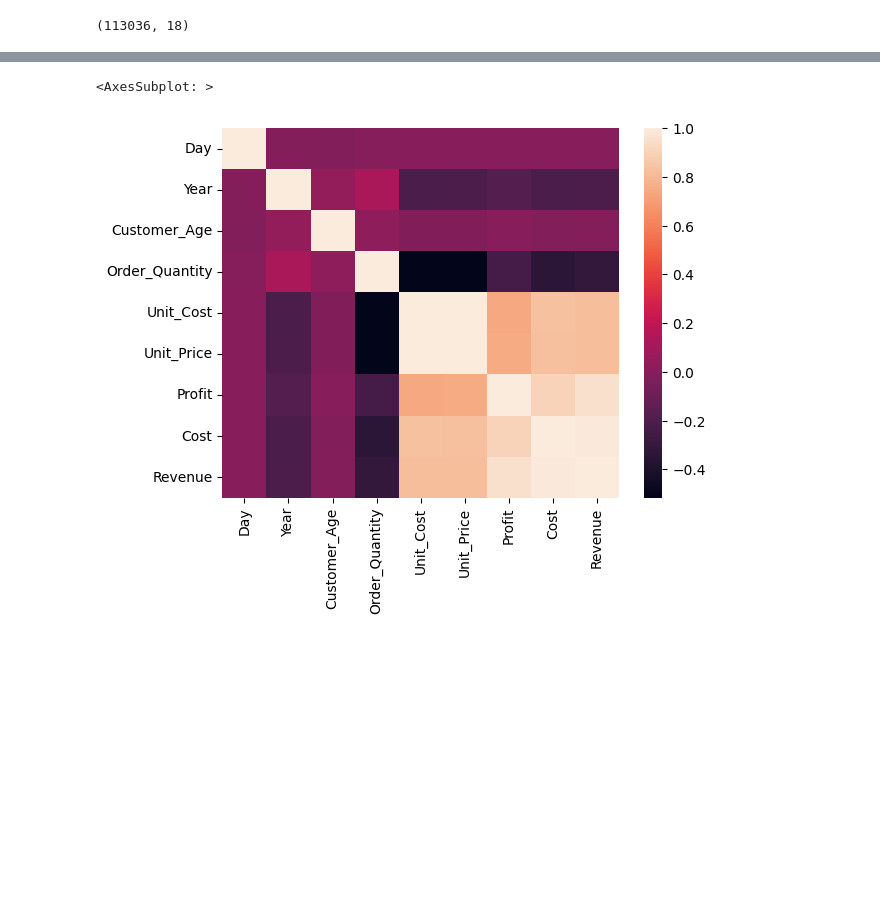
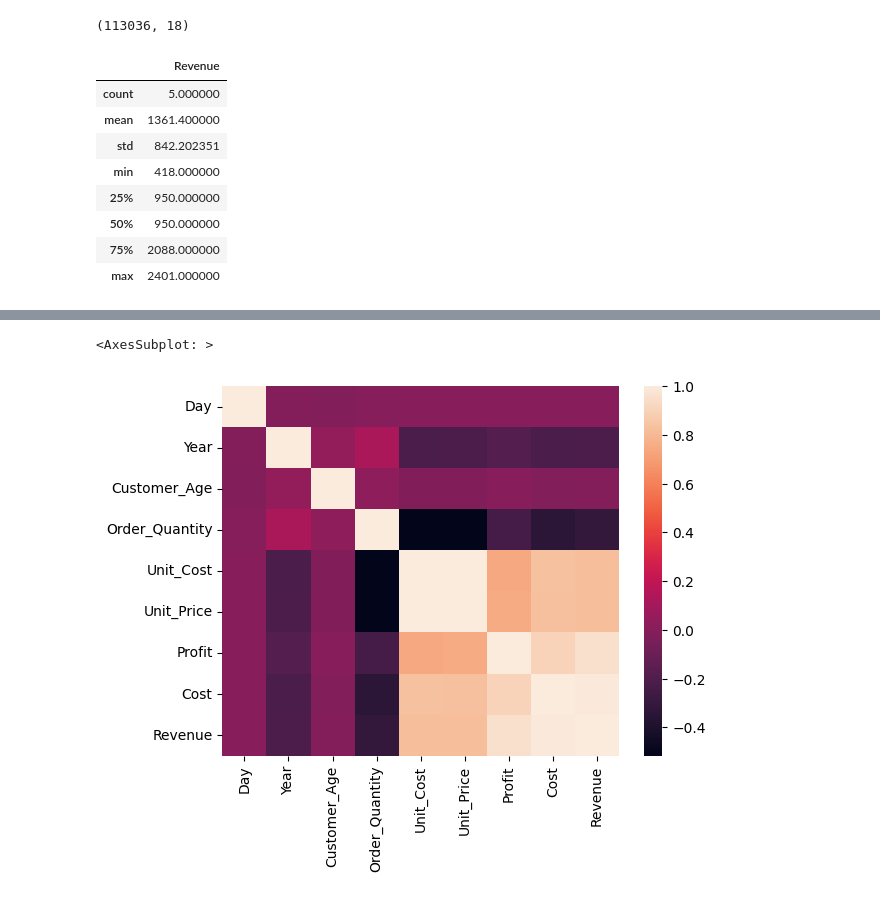
Before and after one commit to dindadinho93/Python-Exercise, a Jupyter notebook: sales_data.ipynb, the cells around one changed output, grey strips where cells are left out. Saved outputs shown, nothing was run; the diff lists cells and outputs as text; code cells hidden in the pictures; blank space fills up the shorter version.

```diff
--- a/sales_data.ipynb
+++ b/sales_data.ipynb
@@ -7,3 +8,15 @@ dt = pd.read_csv("D:\KULIAH\sales_data.csv")
 dt.shape
 # %% [output]
 (113036, 18)
+# %%
+dt.iloc[:5,[-1]].describe()
+# %% [output]
+|  | Revenue |
+| count | 5.000000 |
+| mean | 1361.400000 |
+| std | 842.202351 |
+| min | 418.000000 |
+| 25% | 950.000000 |
+| 50% | 950.000000 |
+| 75% | 2088.000000 |
+| max | 2401.000000 |
```
Also changed, not shown: parts of 3 cells of this notebook.
